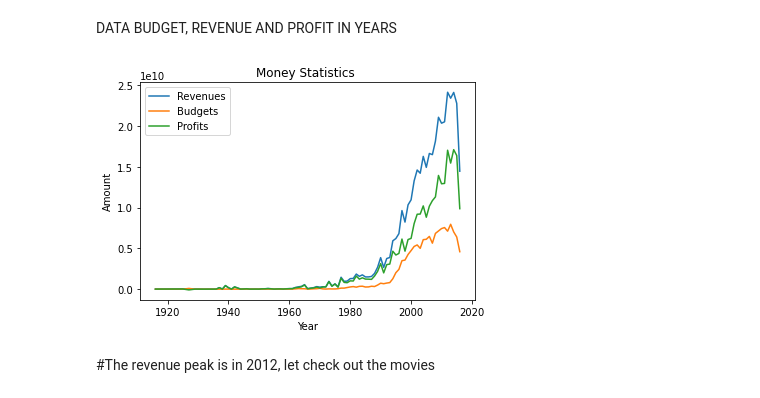
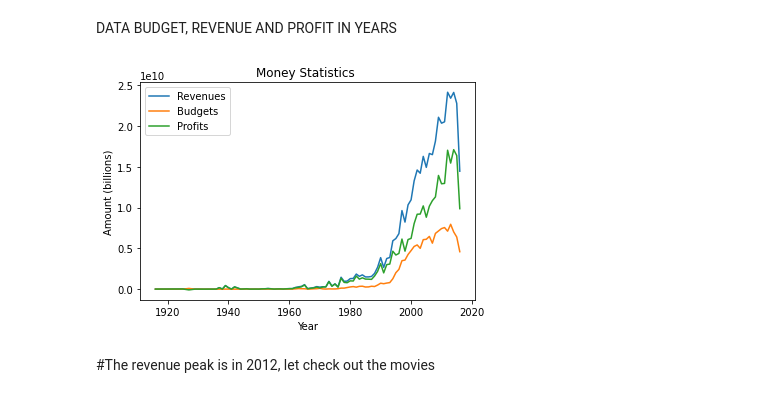
Before and after one commit to HamoyeHQ/g03-movie-analysis, a Jupyter notebook: data/Tmdb_dataset_EDA.ipynb, the cells around one changed output. Cells and saved outputs as stored; diff of their text form; code cells hidden in the pictures.

```diff
--- a/data/Tmdb_dataset_EDA.ipynb
+++ b/data/Tmdb_dataset_EDA.ipynb
@@ -233,28 +233,28 @@ profits = df.groupby('Year')['profit'].sum()
 # %%
 x1 = df['Year']
 y1 = revenues
 # plotting the revenue points
 plt.plot(revenues, label = "Revenues")
 # line 2 points
 x2 = df['Year']
 y2 = budgets
 # plotting the budgets points
 plt.plot(budgets, label = "Budgets")
 x3 = df['Year']
 y3 = profits
 # plotting the profits points
 plt.plot(profits, label = "Profits")
 plt.xlabel('Year')
 # Set the y axis label of the current axis.
-plt.ylabel('Amount')
+plt.ylabel('Amount (billions)')
 # Set a title of the current axes.
 plt.title('Money Statistics ')
 # show a legend on the plot
 plt.legend()
 # Display a figure.
 plt.show()
 # %% [output]
-[figure, old version]
+[figure, new version]
 # %% [markdown]
 #The revenue peak is in 2012, let check out the movies
 # %%
```
Also changed, not shown: parts of 8 cells of this notebook.
